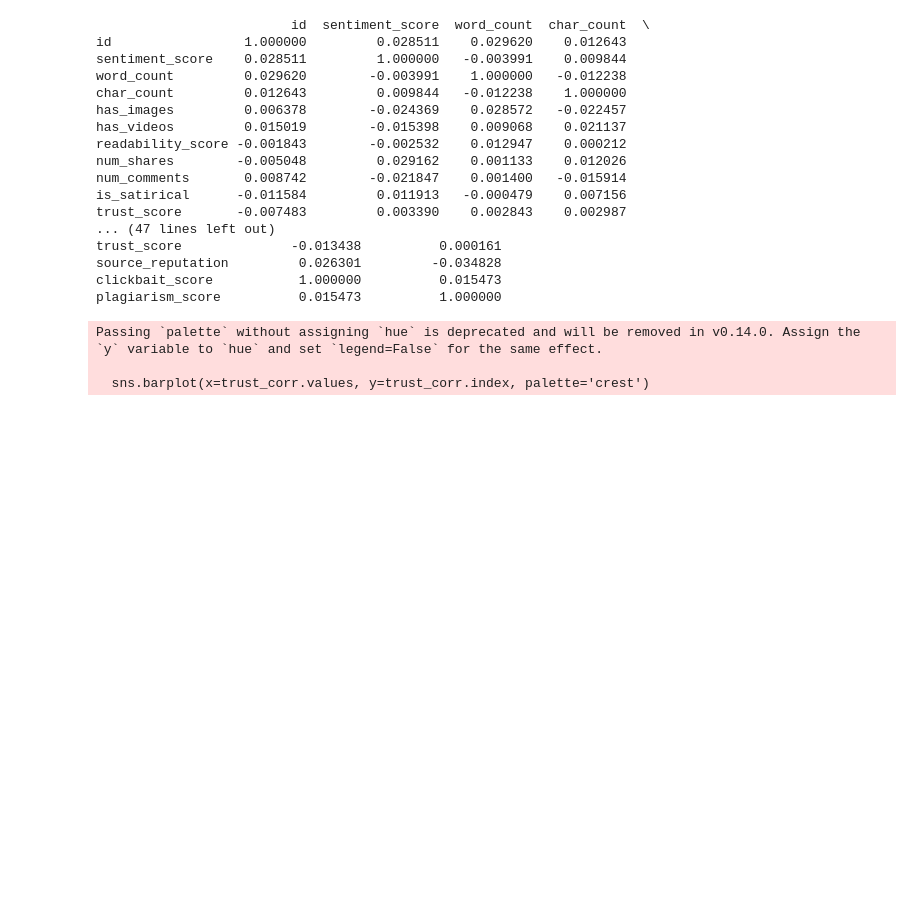
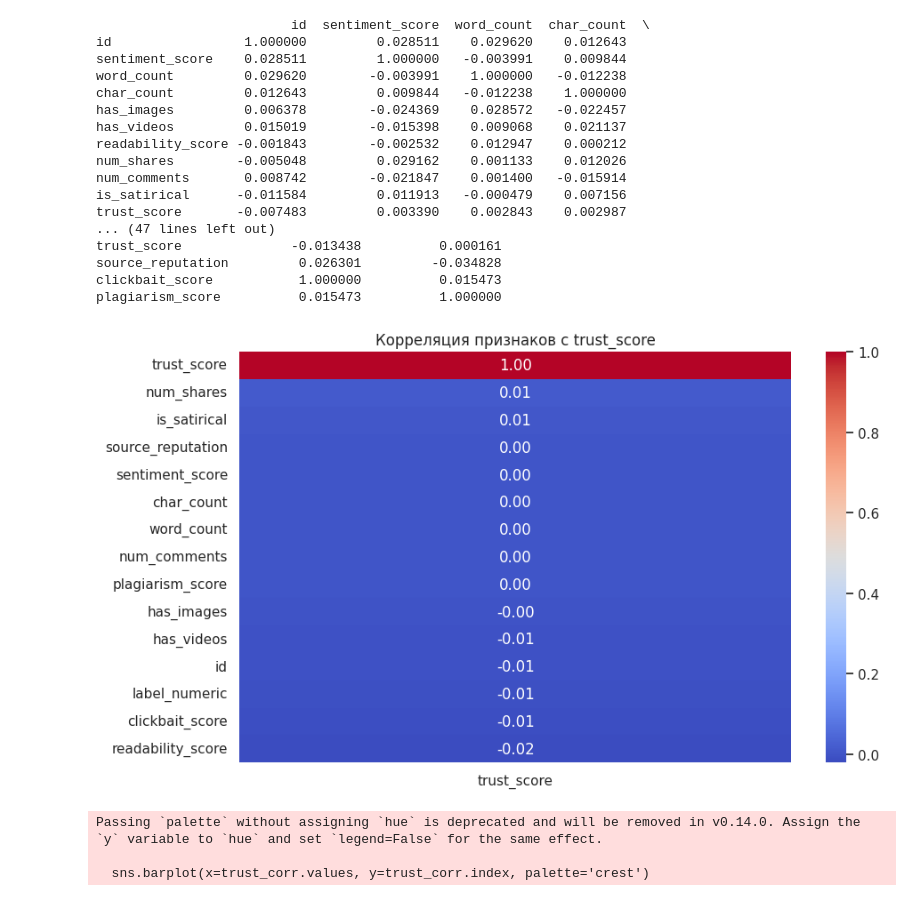
Before and after one commit to daradanci/MMO_2025, a Jupyter notebook: notes/LR1_MMO.ipynb, the cells around one changed output. Drawn from its saved outputs; the diff is of its cells as text; code cells hidden in the pictures; blank space fills up the shorter version.

```diff
--- a/notes/LR1_MMO.ipynb
+++ b/notes/LR1_MMO.ipynb
@@ -230,6 +230,19 @@ trust_score              -0.013438          0.000161
 source_reputation         0.026301         -0.034828
 clickbait_score           1.000000          0.015473
 plagiarism_score          0.015473          1.000000
+# %%
+# Выбираем только числовые признаки
+numeric_df = df.select_dtypes(include='number')
+
+# Считаем корреляции только с trust_score
+corr_with_trust = numeric_df.corr()['trust_score'].sort_values(ascending=False)
+
+# Строим тепловую карту
+sns.heatmap(corr_with_trust.to_frame(), annot=True, cmap="coolwarm", fmt=".2f")
+plt.title("Корреляция признаков с trust_score")
+plt.show()
+# %% [output]
+[figure, added]
 # %%
 trust_corr = corr_matrix['trust_score'].drop('trust_score').sort_values()
 # %%
```
Also changed, not shown: parts of 2 cells of this notebook.
